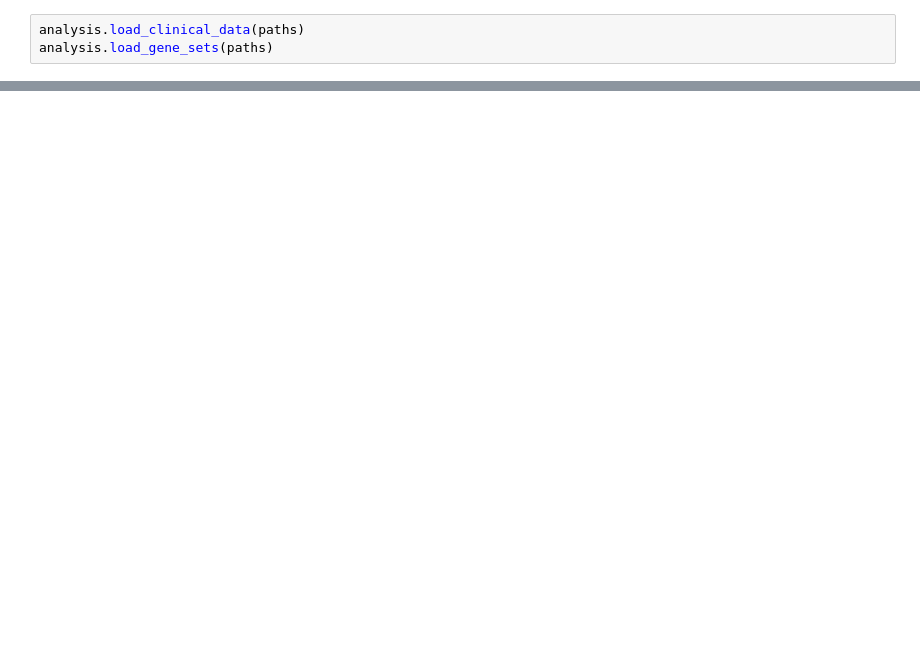
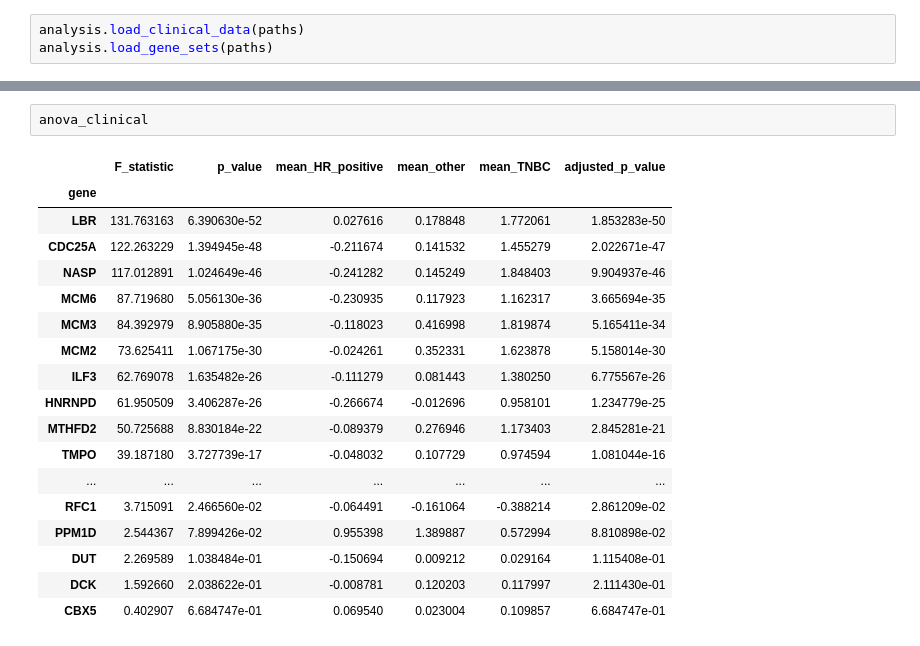
Before and after one commit to macorony/palbocilib_analysis_pipeline, a Jupyter notebook: temp.ipynb, the cells around one changed output, grey strips where cells are left out. Cells and saved outputs as stored; diff of their text form; blank space fills up the shorter version.

```diff
--- a/temp.ipynb
+++ b/temp.ipynb
@@ -164,0 +289,21 @@ True
+# %%
+anova_clinical
+# %% [output]
+|  | F_statistic | p_value | mean_HR_positive | mean_other | mean_TNBC | adjusted_p_value |
+| gene |  |  |  |  |  |  |
+| LBR | 131.763163 | 6.390630e-52 | 0.027616 | 0.178848 | 1.772061 | 1.853283e-50 |
+| CDC25A | 122.263229 | 1.394945e-48 | -0.211674 | 0.141532 | 1.455279 | 2.022671e-47 |
+| NASP | 117.012891 | 1.024649e-46 | -0.241282 | 0.145249 | 1.848403 | 9.904937e-46 |
+| MCM6 | 87.719680 | 5.056130e-36 | -0.230935 | 0.117923 | 1.162317 | 3.665694e-35 |
+| MCM3 | 84.392979 | 8.905880e-35 | -0.118023 | 0.416998 | 1.819874 | 5.165411e-34 |
+| MCM2 | 73.625411 | 1.067175e-30 | -0.024261 | 0.352331 | 1.623878 | 5.158014e-30 |
+| ILF3 | 62.769078 | 1.635482e-26 | -0.111279 | 0.081443 | 1.380250 | 6.775567e-26 |
+| HNRNPD | 61.950509 | 3.406287e-26 | -0.266674 | -0.012696 | 0.958101 | 1.234779e-25 |
+| MTHFD2 | 50.725688 | 8.830184e-22 | -0.089379 | 0.276946 | 1.173403 | 2.845281e-21 |
+| TMPO | 39.187180 | 3.727739e-17 | -0.048032 | 0.107729 | 0.974594 | 1.081044e-16 |
+| ... | ... | ... | ... | ... | ... | ... |
+| RFC1 | 3.715091 | 2.466560e-02 | -0.064491 | -0.161064 | -0.388214 | 2.861209e-02 |
+| PPM1D | 2.544367 | 7.899426e-02 | 0.955398 | 1.389887 | 0.572994 | 8.810898e-02 |
+| DUT | 2.269589 | 1.038484e-01 | -0.150694 | 0.009212 | 0.029164 | 1.115408e-01 |
+| DCK | 1.592660 | 2.038622e-01 | -0.008781 | 0.120203 | 0.117997 | 2.111430e-01 |
+| CBX5 | 0.402907 | 6.684747e-01 | 0.069540 | 0.023004 | 0.109857 | 6.684747e-01 |
```
Also changed, not shown: parts of 9 cells of this notebook, 1 other file.
